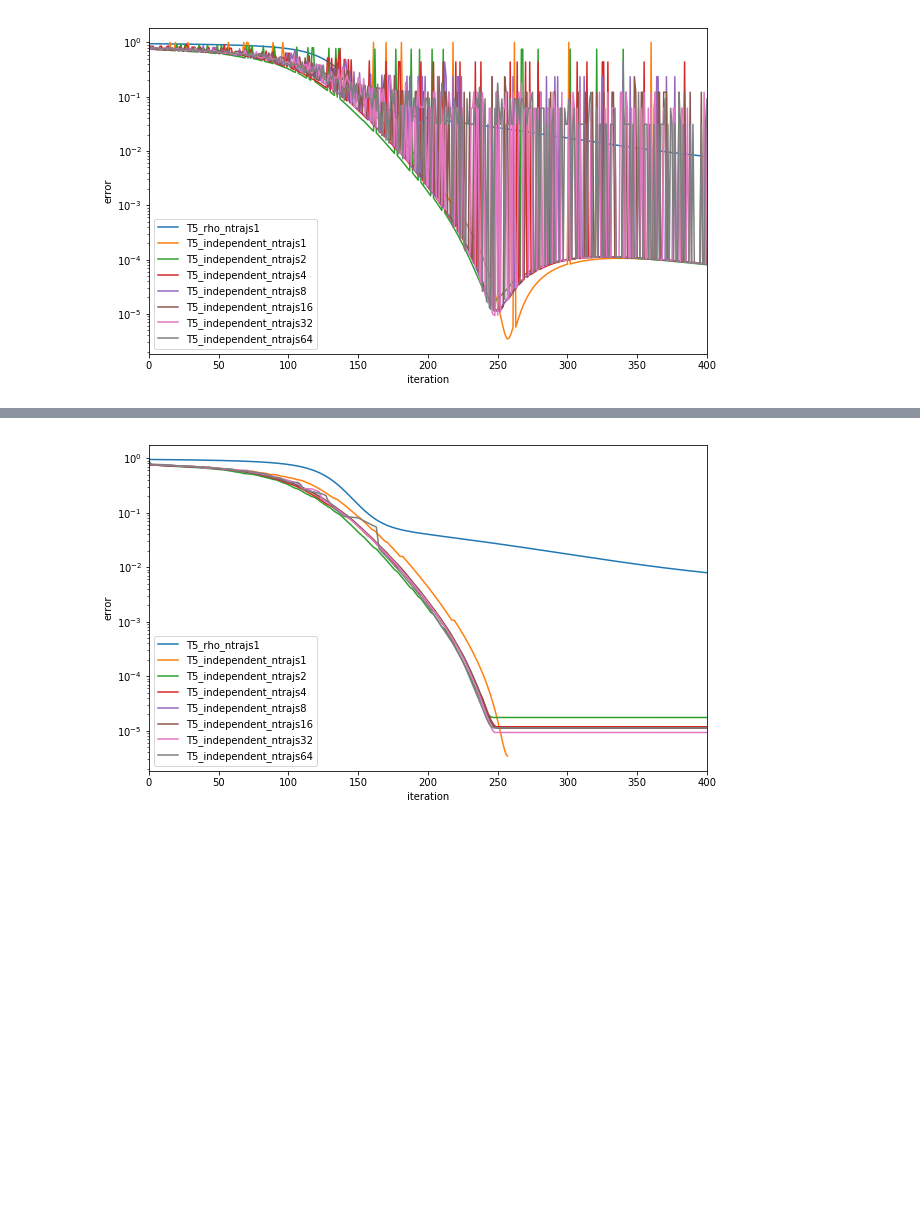
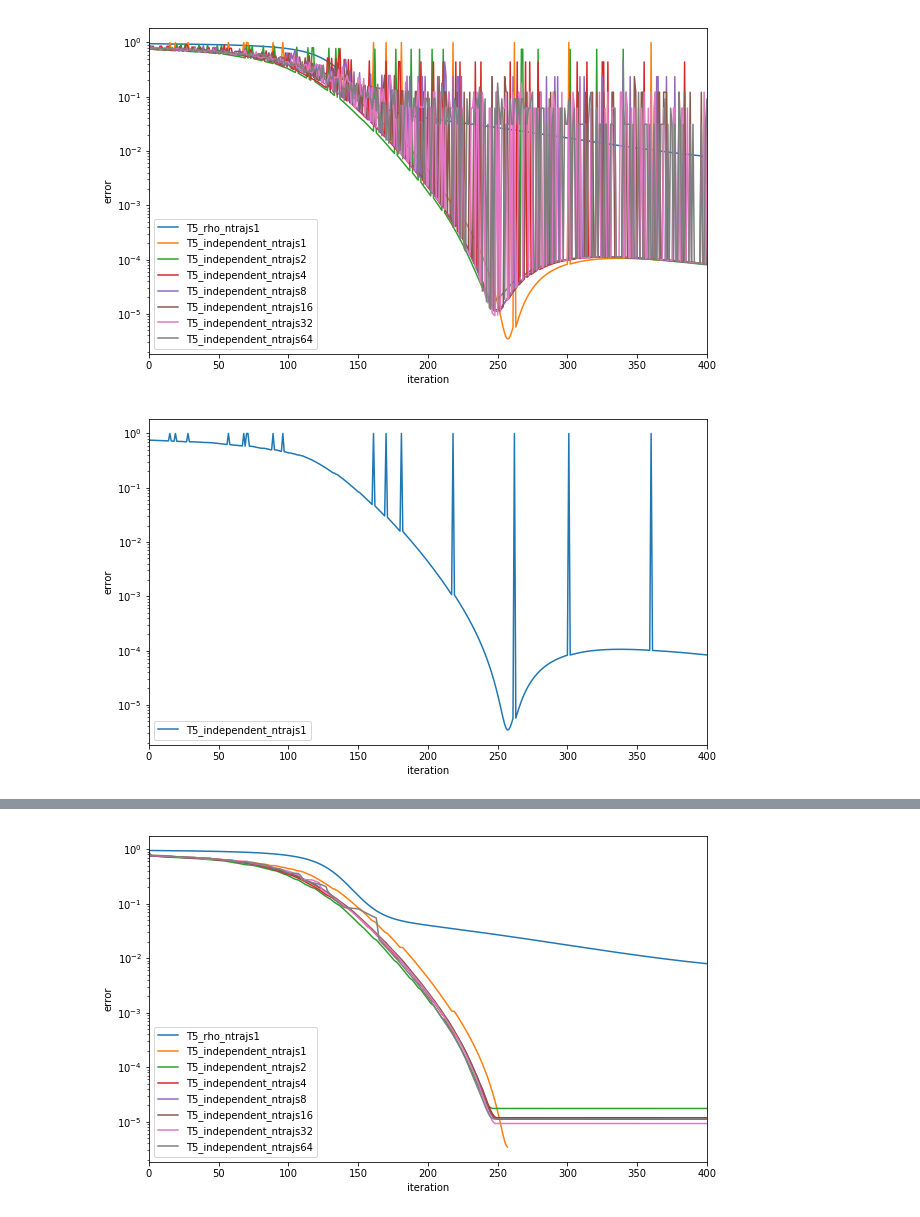
Before and after one commit to goerz-research/trajoct, a Jupyter notebook: 2017-10-16_mg_method_comparison_dicke_analysis.ipynb, the cells around one changed output, grey strips where cells are left out. Drawn from its saved outputs; the diff is of its cells as text; code cells hidden in the pictures; blank space fills up the shorter version.

```diff
--- a/2017-10-16_mg_method_comparison_dicke_analysis.ipynb
+++ b/2017-10-16_mg_method_comparison_dicke_analysis.ipynb
@@ -77,3 +79,8 @@ plot_convergence_comparison(
     [rf_rho, ] + rfs_independent_trajs, monotonic=False, xlim=(0, 400))
 # %% [output]
 [figure]
+# %%
+plot_convergence_comparison(
+    rfs_independent_trajs[0:1], monotonic=False, xlim=(0, 400))
+# %% [output]
+[figure, added]
```
Also changed, not shown: parts of 26 cells of this notebook, 1 other file.
